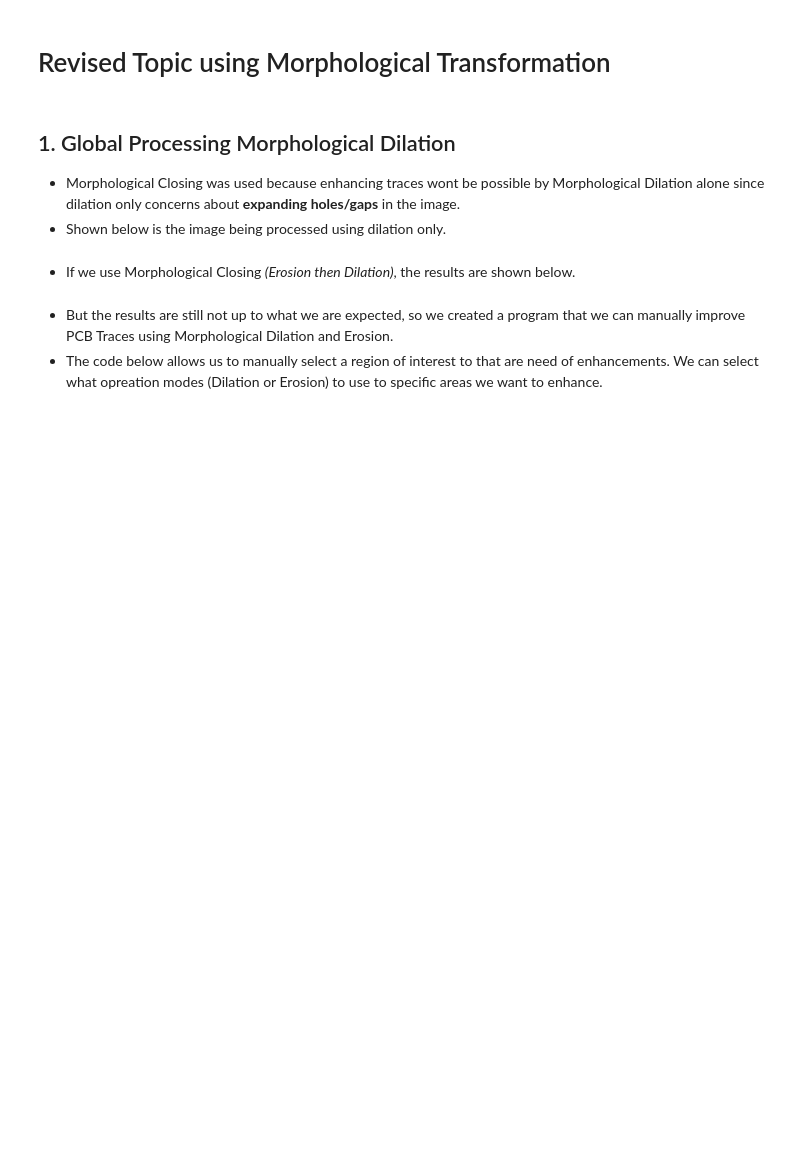
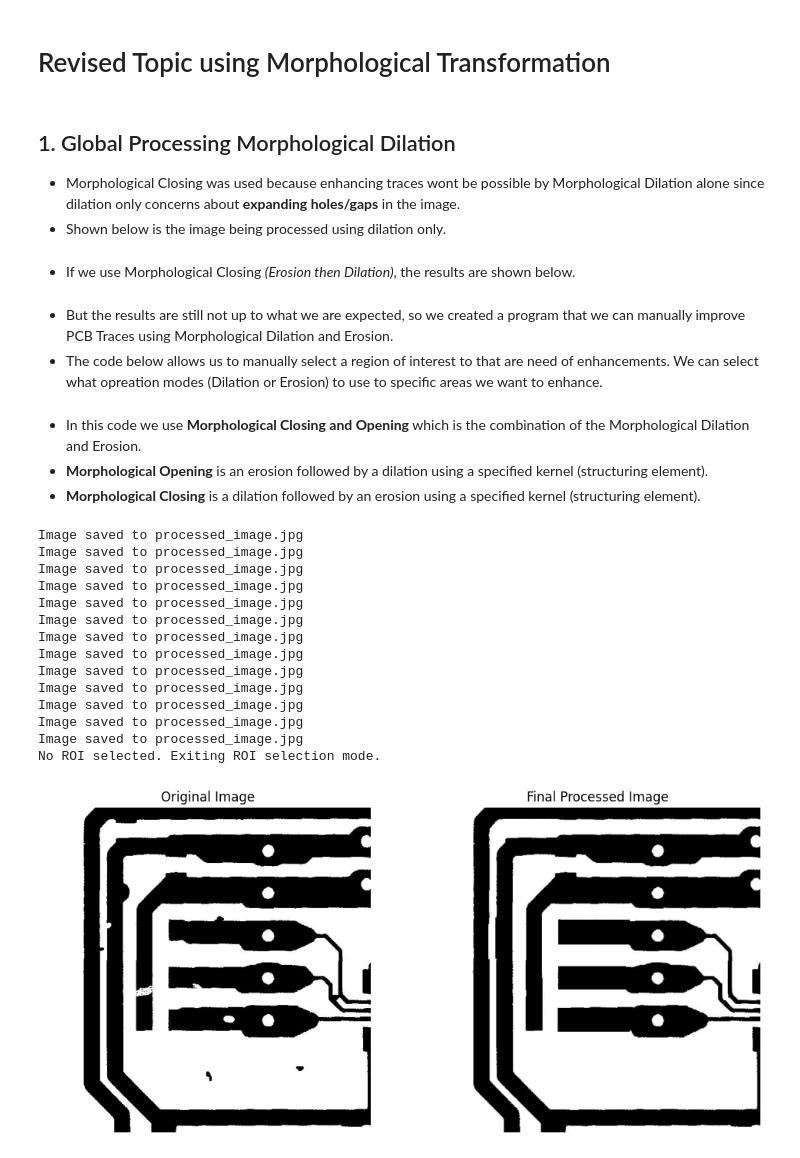
Before and after one commit to t1pen/MeXEE402_Finals_StephenGabrielAlojado_JairusSunga, a Jupyter notebook: Revised Topic/PCB_Morphological_Dilation.ipynb, the cells around one changed output. Cells and saved outputs as stored; diff of their text form; code cells hidden in the pictures; blank space fills up the shorter version.

```diff
--- a/Revised Topic/PCB_Morphological_Dilation.ipynb
+++ b/Revised Topic/PCB_Morphological_Dilation.ipynb
@@ -207,9 +207,14 @@ while True:
         break
 
 cv2.destroyAllWindows()
+# %% [markdown]
+- In this code we use **Morphological Closing and Opening** which is the combination of the Morphological Dilation and Erosion.
+- **Morphological Opening** is an erosion followed by a dilation using a specified kernel (structuring element).
+- **Morphological Closing** is a dilation followed by an erosion using a specified kernel (structuring element).
 # %%
 import cv2
 import numpy as np
+import matplotlib.pyplot as plt
 
 def nothing(x):
     """Dummy function for trackbar callbacks."""
@@ -236,7 +241,8 @@ resize_height = int(original_image.shape[0] * aspect_ratio)
 processed_image = cv2.resize(original_image, (resize_width, resize_height))
 
 # Create control windows
-cv2.namedWindow("Controls")
+cv2.namedWindow("Controls", cv2.WINDOW_NORMAL)
+cv2.resizeWindow("Controls", 400, 300)  # Set fixed width and height for the Controls window
 cv2.namedWindow("Morphological Operations")
 
 # Create trackbars in the "Controls" window
@@ -283,39 +289,55 @@ while True:
         else:
             processed_roi = cv2.morphologyEx(thresh_image, cv2.MORPH_CLOSE, kernel, iterations=iterations)
 
-
-        # Display the processed image
+        # Display the processed image using OpenCV
         display_image = processed_image.copy()
         display_image[y:y+h, x:x+w] = processed_roi  # Update the display image with the processed ROI
 
         cv2.imshow("Morphological Operations", display_image)
 
         # Save the image if the Save button (trackbar) is triggered
         if save_flag == 1:
             processed_image[y:y+h, x:x+w] = processed_roi  # Save the changes to the main image
             save_image(processed_image, f"processed_image.jpg")  # Save with a generic name
             cv2.setTrackbarPos("Save", "Controls", 0)  # Reset the Save button (trackbar) to 0
             break  # Exit the ROI adjustment loop to select another ROI
 
         key = cv2.waitKey(1) & 0xFF
         if key == 27:  # Exit on ESC
             break
 
     if key == 27:  # Exit if ESC is pressed
         break
 
-cv2.destroyAllWindows()
+# Display the original and final processed image using matplotlib
+plt.figure(figsize=(12, 6))
 
-# Display the processed image using matplotlib
-plt.figure(figsize=(12, 6))
 plt.subplot(1, 2, 1)
 plt.imshow(original_image, cmap='gray')
-plt.title("Original ROI")
+plt.title("Original Image")
 plt.axis('off')
 
 plt.subplot(1, 2, 2)
-plt.imshow("processed_image.jpg", cmap='gray')
-plt.title("Processed ROI")
+plt.imshow(processed_image, cmap='gray')
+plt.title("Final Processed Image")
 plt.axis('off')
 
 plt.show()
+
+cv2.destroyAllWindows()
+# %% [output]
+Image saved to processed_image.jpg
+Image saved to processed_image.jpg
+Image saved to processed_image.jpg
+Image saved to processed_image.jpg
+Image saved to processed_image.jpg
+Image saved to processed_image.jpg
+Image saved to processed_image.jpg
+Image saved to processed_image.jpg
+Image saved to processed_image.jpg
+Image saved to processed_image.jpg
+Image saved to processed_image.jpg
+Image saved to processed_image.jpg
+Image saved to processed_image.jpg
+No ROI selected. Exiting ROI selection mode.
+[figure, added]
```
Also changed, not shown: parts of 1 cell of this notebook, 1 other file.
